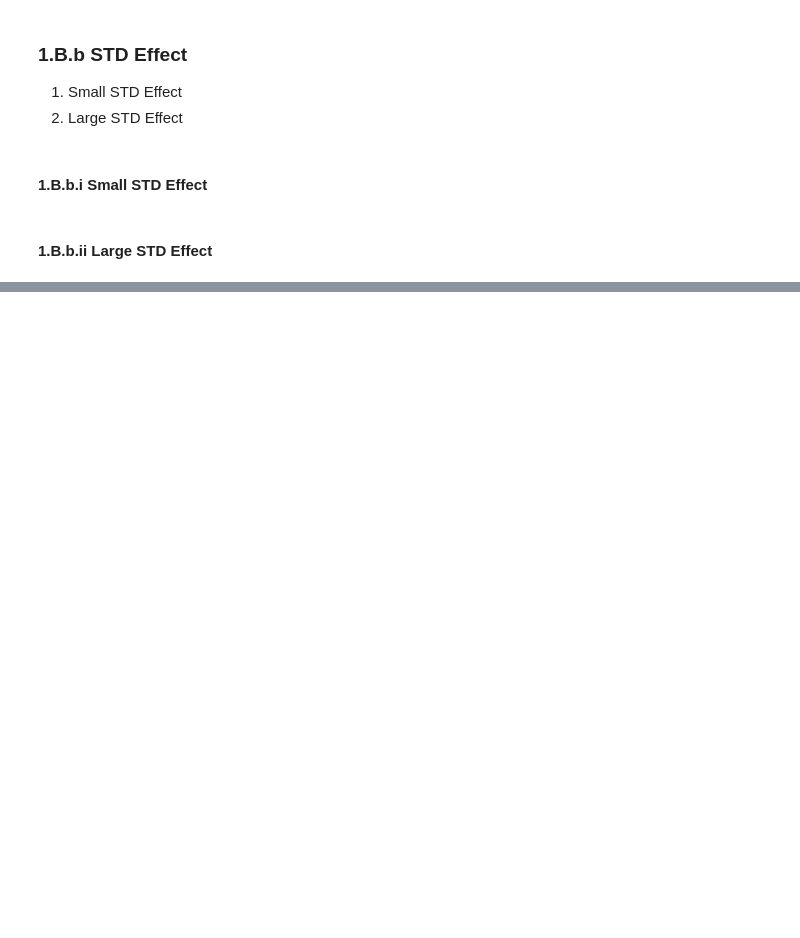
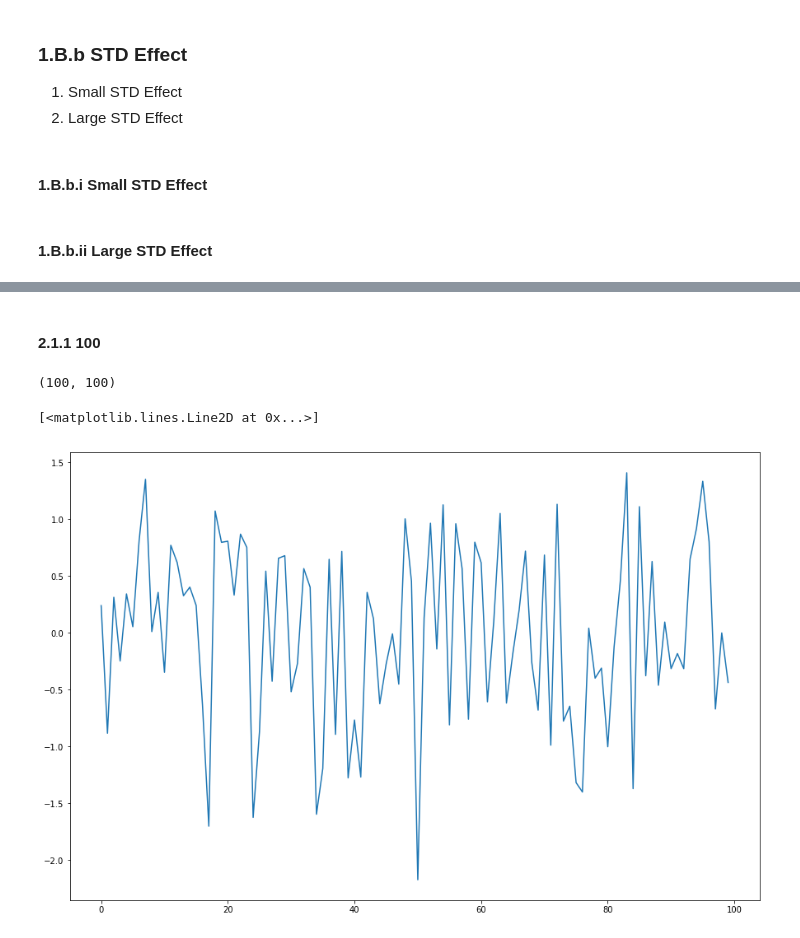
Before and after one commit to Nikronic/stochastic-processes, a Jupyter notebook: Project/project v0.2.ipynb, the cells around one changed output, grey strips where cells are left out. Drawn from its saved outputs; the diff is of its cells as text; code cells hidden in the pictures; blank space fills up the shorter version.

```diff
--- a/Project/project v0.2.ipynb
+++ b/Project/project v0.2.ipynb
@@ -308,5 +290,7 @@ plt.show()
+# %% [markdown]
+#### 2.1.1 100
 # %%
-realization_size = 1000000
+realization_size = 100
 v_t = np.zeros((sample_size))
 
 mean = 0
@@ -320,3 +304,12 @@ for r in range(realization_size):
     for t in range(sample_size):
         v_t[r, t] = np.array([v_t[r, t-1], v_t[r, t-2], e_t[t], e_t[t-1]]).dot(weights.T)
 v_t.shape
+# %% [output]
+(100, 100)
+# %%
+mean_samples = v_t.mean(axis=-1)
+plt.figure(figsize=(15, 10))
+plt.plot(mean_samples[random.sample(set(range(len(mean_samples))), 100)])
+# %% [output]
+[<matplotlib.lines.Line2D at 0x...>]
+[figure, added]
```
Also changed, not shown: parts of 50 cells of this notebook, 1 other file.
